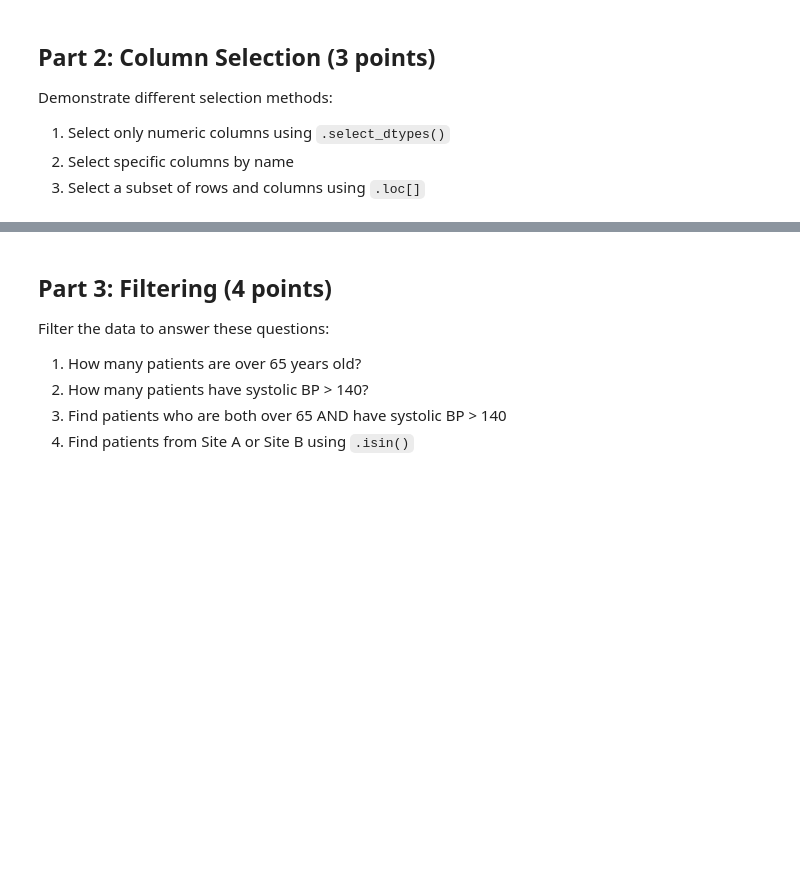
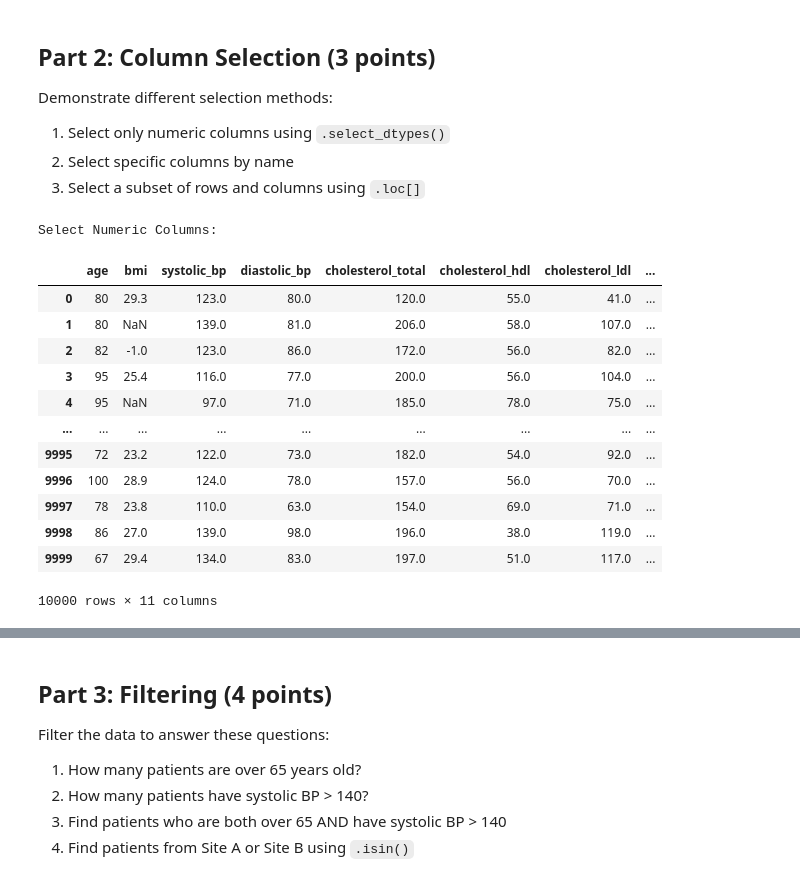
Before and after one commit to UCSF-DataSci/ds217-midterm-sarahmughal, a Jupyter notebook: q4_exploration.ipynb, the cells around one changed output, grey strips where cells are left out. Cells and saved outputs as stored; diff of their text form; code cells hidden in the pictures; blank space fills up the shorter version.

```diff
--- a/q4_exploration.ipynb
+++ b/q4_exploration.ipynb
@@ -129,5 +138,22 @@ Demonstrate different selection methods:
 3. Select a subset of rows and columns using `.loc[]`
 # %%
 # TODO: Select numeric columns
+print("Select Numeric Columns:")
+df.select_dtypes(include=[np.number])
+# %% [output]
+Select Numeric Columns:
+|  | age | bmi | systolic_bp | diastolic_bp | cholesterol_total | cholesterol_hdl | cholesterol_ldl | ... |
+| 0 | 80 | 29.3 | 123.0 | 80.0 | 120.0 | 55.0 | 41.0 | ... |
+| 1 | 80 | NaN | 139.0 | 81.0 | 206.0 | 58.0 | 107.0 | ... |
+| 2 | 82 | -1.0 | 123.0 | 86.0 | 172.0 | 56.0 | 82.0 | ... |
+| 3 | 95 | 25.4 | 116.0 | 77.0 | 200.0 | 56.0 | 104.0 | ... |
+| 4 | 95 | NaN | 97.0 | 71.0 | 185.0 | 78.0 | 75.0 | ... |
+| ... | ... | ... | ... | ... | ... | ... | ... | ... |
+| 9995 | 72 | 23.2 | 122.0 | 73.0 | 182.0 | 54.0 | 92.0 | ... |
+| 9996 | 100 | 28.9 | 124.0 | 78.0 | 157.0 | 56.0 | 70.0 | ... |
+| 9997 | 78 | 23.8 | 110.0 | 63.0 | 154.0 | 69.0 | 71.0 | ... |
+| 9998 | 86 | 27.0 | 139.0 | 98.0 | 196.0 | 38.0 | 119.0 | ... |
+| 9999 | 67 | 29.4 | 134.0 | 83.0 | 197.0 | 51.0 | 117.0 | ... |
+10000 rows × 11 columns
 # %%
 # TODO: Select specific columns
```
Also changed, not shown: parts of 12 cells of this notebook, 1 other file.
